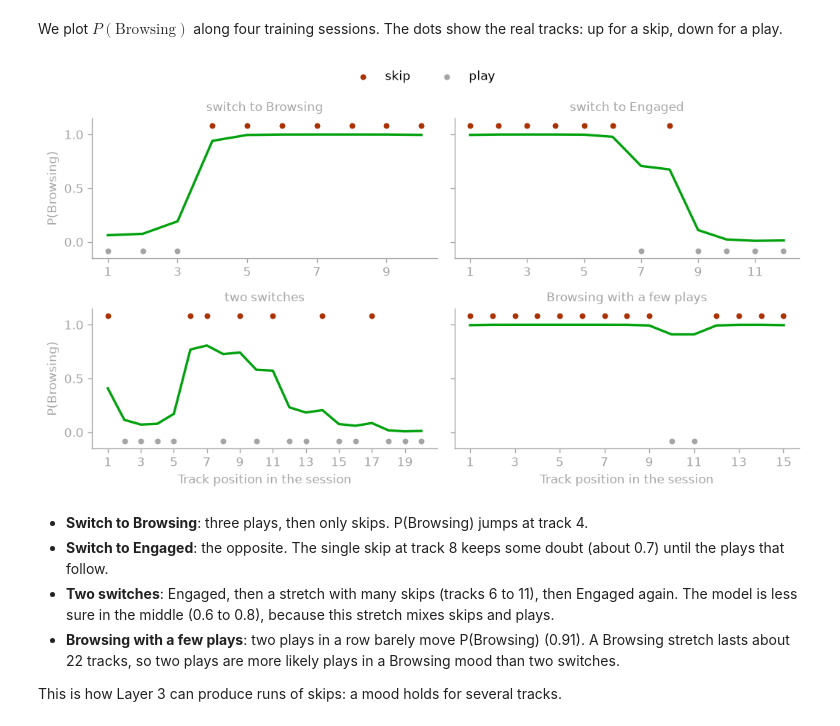
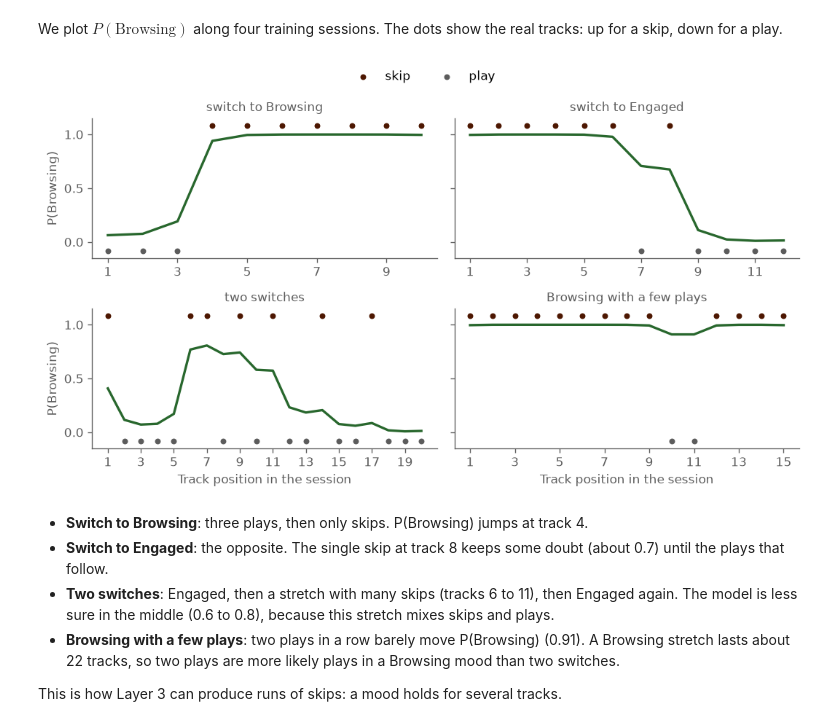
Before and after one commit to Asabourdin/EngagedorBrowsing, a Jupyter notebook: code/layer3_mood_switching.ipynb, the cells around one changed output. Cells and saved outputs as stored; diff of their text form; code cells hidden in the pictures.

```diff
--- a/code/layer3_mood_switching.ipynb
+++ b/code/layer3_mood_switching.ipynb
@@ -41,9 +41,9 @@ EM_PRIOR = po.log_odds_prior(PRIOR)
 os.makedirs("figures", exist_ok=True)
 os.makedirs("results", exist_ok=True)
 
-BLUE = "#00a10d"
-ORANGE = "#aa3102"
-GREY = "#a4a4a4"
+GREEN = "#28672d"
+BROWN = "#4d1701"
+GREY = "#5c5c5c"
 
 plt.rcParams.update({
     "figure.dpi": 120,
@@ -605,7 +605,7 @@ fig, axes = plt.subplots(1, 5, figsize=(12, 2.6))
 for ax, name in zip(axes, ms.NAMES):
     low, high = po.weighted_quantile(draw_params[name], fit["weights"], [0.0005, 0.9995])
     ax.hist(draw_params[name], bins=60, range=(low, high), weights=fit["weights"], density=True,
-            histtype="stepfilled", color=BLUE, alpha=0.8)
+            histtype="stepfilled", color=GREEN, alpha=0.8)
     ax.set_xlabel(labels[name])
     ax.xaxis.set_major_locator(plt.MaxNLocator(3))
     ax.set_yticks([])
@@ -667,36 +667,36 @@ first_rate = p_browsing[:, 0]
 last_rate = p_browsing[np.arange(len(lengths)), lengths - 1]
 session_skip_rate = (train_skips * train_mask).sum(axis=1) / lengths
 
 # One example of each kind: the first training session that matches the description
 examples = {
     "switch to Browsing": (abs(switches - 1) < 0.2) & (first_rate < 0.1) & (last_rate > 0.9),
     "switch to Engaged": (abs(switches - 1) < 0.2) & (first_rate > 0.9) & (last_rate < 0.1),
     "two switches": abs(switches - 2) < 0.2,
     "Browsing with a few plays": (switches < 0.5) & (session_skip_rate > 0.6) & (session_skip_rate < 0.9),
 }
 
 fig, axes = plt.subplots(2, 2, figsize=(9, 5), sharey=True)
 for ax, (title, matches) in zip(axes.ravel(), examples.items()):
     i = np.flatnonzero(matches)[0]
     positions = np.arange(1, lengths[i] + 1)
     skipped = train_skips[i, :lengths[i]] == 1
-    ax.plot(positions, p_browsing[i, :lengths[i]], color=BLUE, linewidth=2)
-    ax.scatter(positions[skipped], np.full(skipped.sum(), 1.08), color=ORANGE, s=14, label="skip")
+    ax.plot(positions, p_browsing[i, :lengths[i]], color=GREEN, linewidth=2)
+    ax.scatter(positions[skipped], np.full(skipped.sum(), 1.08), color=BROWN, s=14, label="skip")
     ax.scatter(positions[~skipped], np.full((~skipped).sum(), -0.08), color=GREY, s=14, label="play")
     ax.set_title(title, fontsize=10, color=GREY)
     ax.set_ylim(-0.15, 1.15)
     ax.set_xticks(positions[::2])
 for ax in axes[1]:
     ax.set_xlabel("Track position in the session")
 for ax in axes[:, 0]:
     ax.set_ylabel("P(Browsing)")
 handles, legend_labels = axes[0, 0].get_legend_handles_labels()
 fig.legend(handles, legend_labels, loc="upper center", ncol=2, frameon=False)
 fig.tight_layout(rect=(0, 0, 1, 0.94))
 fig.savefig("figures/layer3_example_sessions.pdf")
 plt.show()
 # %% [output]
-[figure, old version]
+[figure, new version]
 # %% [markdown]
 - **Switch to Browsing**: three plays, then only skips. P(Browsing) jumps at track 4.
 - **Switch to Engaged**: the opposite. The single skip at track 8 keeps some doubt (about 0.7) until the plays that follow.
```
Also changed, not shown: parts of 4 cells of this notebook, 16 other files.
